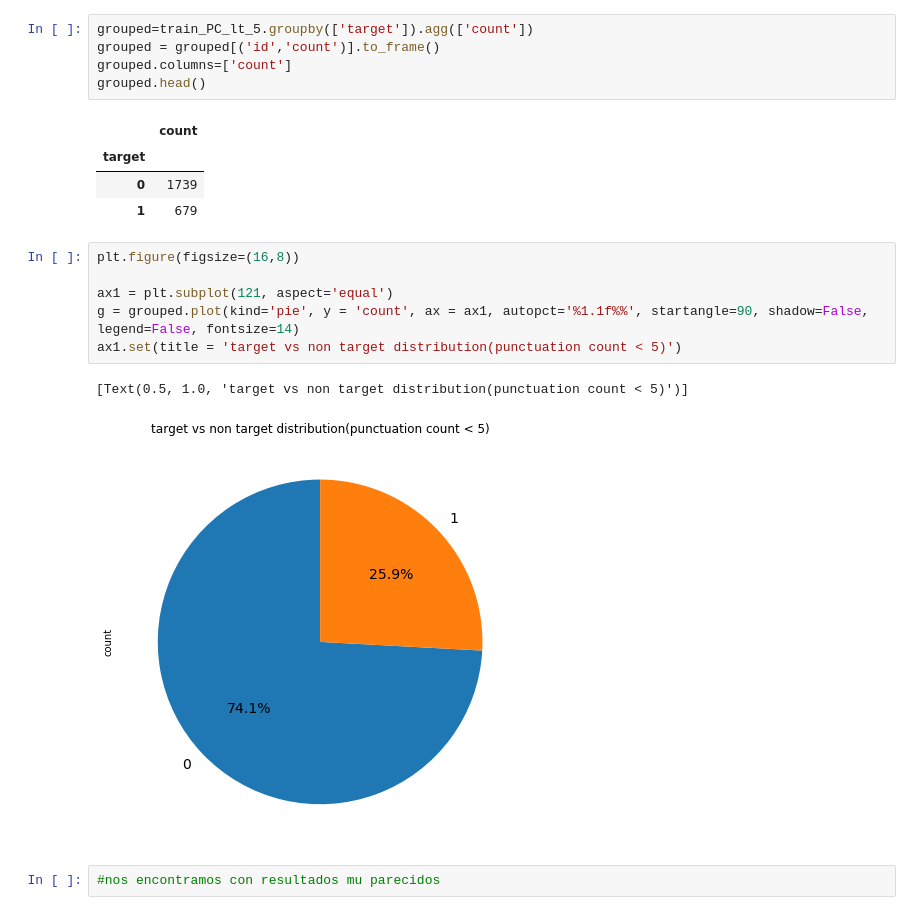
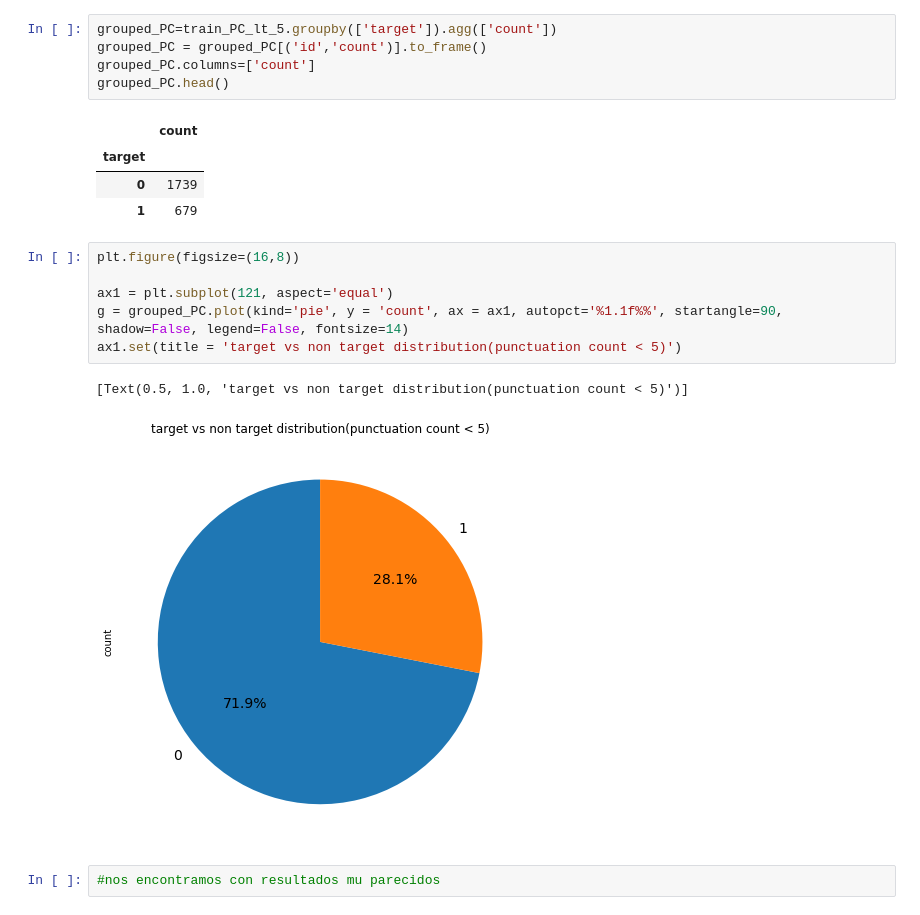
Before and after one commit to AlurrAldrey/OrgaDatosTP, a Jupyter notebook: tp1/CharCount_MeanWordLen_PunctCount.ipynb, the cells around one changed output. Drawn from its saved outputs; the diff is of its cells as text.

```diff
--- a/tp1/CharCount_MeanWordLen_PunctCount.ipynb
+++ b/tp1/CharCount_MeanWordLen_PunctCount.ipynb
@@ -172,10 +239,10 @@ train_PC_lt_5.head()
 | 3 | 6 | NaN | NaN | 13,000 people receive #wildfires ... | 1 | 65 | 7.125000 | 2 |
 | 4 | 7 | NaN | NaN | Just got sent this photo from Rub... | 1 | 88 | 4.500000 | 2 |
 # %%
-grouped=train_PC_lt_5.groupby(['target']).agg(['count'])
-grouped = grouped[('id','count')].to_frame()
-grouped.columns=['count']
-grouped.head()
+grouped_PC=train_PC_lt_5.groupby(['target']).agg(['count'])
+grouped_PC = grouped_PC[('id','count')].to_frame()
+grouped_PC.columns=['count']
+grouped_PC.head()
 # %% [output]
 |  | count |
 | target |  |
@@ -184,12 +251,12 @@ grouped.head()
 # %%
 plt.figure(figsize=(16,8))
 
 ax1 = plt.subplot(121, aspect='equal')
-g = grouped.plot(kind='pie', y = 'count', ax = ax1, autopct='%1.1f%%', startangle=90, shadow=False, legend=False, fontsize=14)
+g = grouped_PC.plot(kind='pie', y = 'count', ax = ax1, autopct='%1.1f%%', startangle=90, shadow=False, legend=False, fontsize=14)
 ax1.set(title = 'target vs non target distribution(punctuation count < 5)')
 # %% [output]
 [Text(0.5, 1.0, 'target vs non target distribution(punctuation count < 5)')]
-[figure, old version]
+[figure, new version]
 # %%
 #nos encontramos con resultados mu parecidos
 # %%
```
Also changed, not shown: parts of 24 cells of this notebook.
